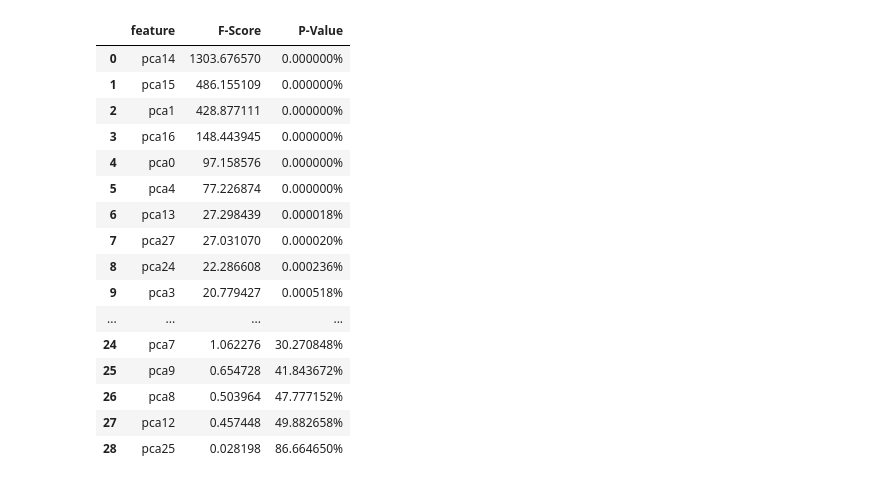
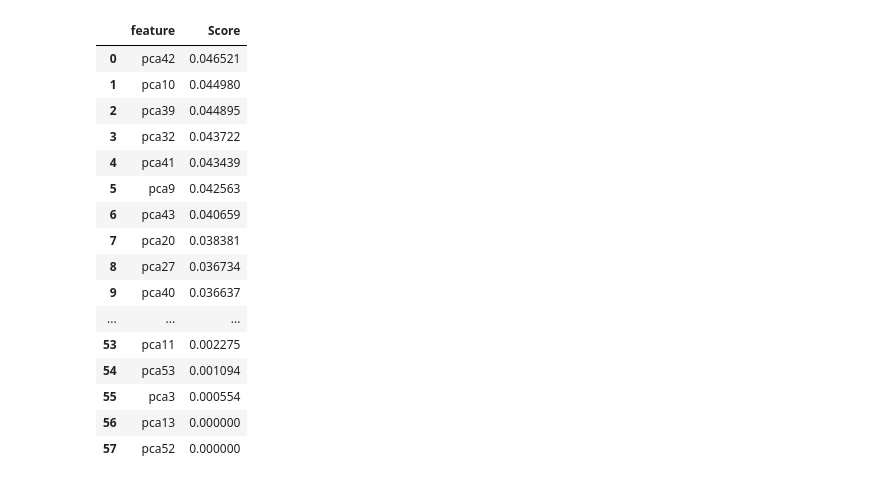
Before and after one commit to 2024-2-analitica-predictiva/2024-2-LAB-03-prediccion-del-default-usando-svc-Felipe-Arikpa, a Jupyter notebook: homework/notebook.ipynb, the cells around one changed output. Cells and saved outputs as stored; diff of their text form; code cells hidden in the pictures.

```diff
--- a/homework/notebook.ipynb
+++ b/homework/notebook.ipynb
@@ -14,6 +14,12 @@ def limpieza(dataset):
     df['SEX'] = df['SEX'].astype('category')
     df['EDUCATION'] = df['EDUCATION'].astype('category')
     df['MARRIAGE'] = df['MARRIAGE'].astype('category')
+    df['PAY_0'] = df['PAY_0'].astype('category')
+    df['PAY_2'] = df['PAY_2'].astype('category')
+    df['PAY_3'] = df['PAY_3'].astype('category')
+    df['PAY_4'] = df['PAY_4'].astype('category')
+    df['PAY_5'] = df['PAY_5'].astype('category')
+    df['PAY_6'] = df['PAY_6'].astype('category')
     df['default'] = df['default'].astype('category')
 
     return df
@@ -89,0 +104,20 @@ Pipeline(steps=[('preprocessor',
+# %%
+categorical_columns = x_train.select_dtypes(include='category').columns.to_list()
+
+column_transformer = ColumnTransformer(
+    transformers=[
+        ("ohe", OneHotEncoder(drop='if_binary', max_categories=6, handle_unknown='infrequent_if_exist', sparse_output=False), categorical_columns)
+    ],
+    remainder=StandardScaler()
+)
+
+pipe = Pipeline(steps=
+    [
+        ('preprocessor', column_transformer),
+        ('dimensionality_reducter', PCA()),
+        ('k_best_selector', SelectKBest(score_func=mutual_info_classif, k='all')),
+        ('classifier', SVC())
+    ]
+)
+
+pipe.fit(x_train, y_train)
@@ -169,32 +264,32 @@ varianza_explicada
 # %%
 kbest = pipe.named_steps['k_best_selector']
 
 feature_names = pca.get_feature_names_out()
 
-anova = pd.DataFrame(
+mutual_test = pd.DataFrame(
     {
         'feature':feature_names,
-        'F-Score':kbest.scores_,
-        'P-Value':[f'{p:.6%}' for p in kbest.pvalues_],
+        'Score':kbest.scores_,
+        #'P-Value':[f'{p:.6%}' for p in kbest.pvalues_],
     }
-).sort_values(by='F-Score', ascending=False).reset_index(drop=True)
+).sort_values(by='Score', ascending=False).reset_index(drop=True)
 
-anova
+mutual_test
 # %% [output]
-|  | feature | F-Score | P-Value |
-| 0 | pca14 | 1303.676570 | 0.000000% |
-| 1 | pca15 | 486.155109 | 0.000000% |
-| 2 | pca1 | 428.877111 | 0.000000% |
-| 3 | pca16 | 148.443945 | 0.000000% |
-| 4 | pca0 | 97.158576 | 0.000000% |
-| 5 | pca4 | 77.226874 | 0.000000% |
-| 6 | pca13 | 27.298439 | 0.000018% |
-| 7 | pca27 | 27.031070 | 0.000020% |
-| 8 | pca24 | 22.286608 | 0.000236% |
-| 9 | pca3 | 20.779427 | 0.000518% |
-| ... | ... | ... | ... |
-| 24 | pca7 | 1.062276 | 30.270848% |
-| 25 | pca9 | 0.654728 | 41.843672% |
-| 26 | pca8 | 0.503964 | 47.777152% |
-| 27 | pca12 | 0.457448 | 49.882658% |
-| 28 | pca25 | 0.028198 | 86.664650% |
+|  | feature | Score |
+| 0 | pca42 | 0.046521 |
+| 1 | pca10 | 0.044980 |
+| 2 | pca39 | 0.044895 |
+| 3 | pca32 | 0.043722 |
+| 4 | pca41 | 0.043439 |
+| 5 | pca9 | 0.042563 |
+| 6 | pca43 | 0.040659 |
+| 7 | pca20 | 0.038381 |
+| 8 | pca27 | 0.036734 |
+| 9 | pca40 | 0.036637 |
+| ... | ... | ... |
+| 53 | pca11 | 0.002275 |
+| 54 | pca53 | 0.001094 |
+| 55 | pca3 | 0.000554 |
+| 56 | pca13 | 0.000000 |
+| 57 | pca52 | 0.000000 |
```
Also changed, not shown: parts of 16 cells of this notebook, 3 other files.
